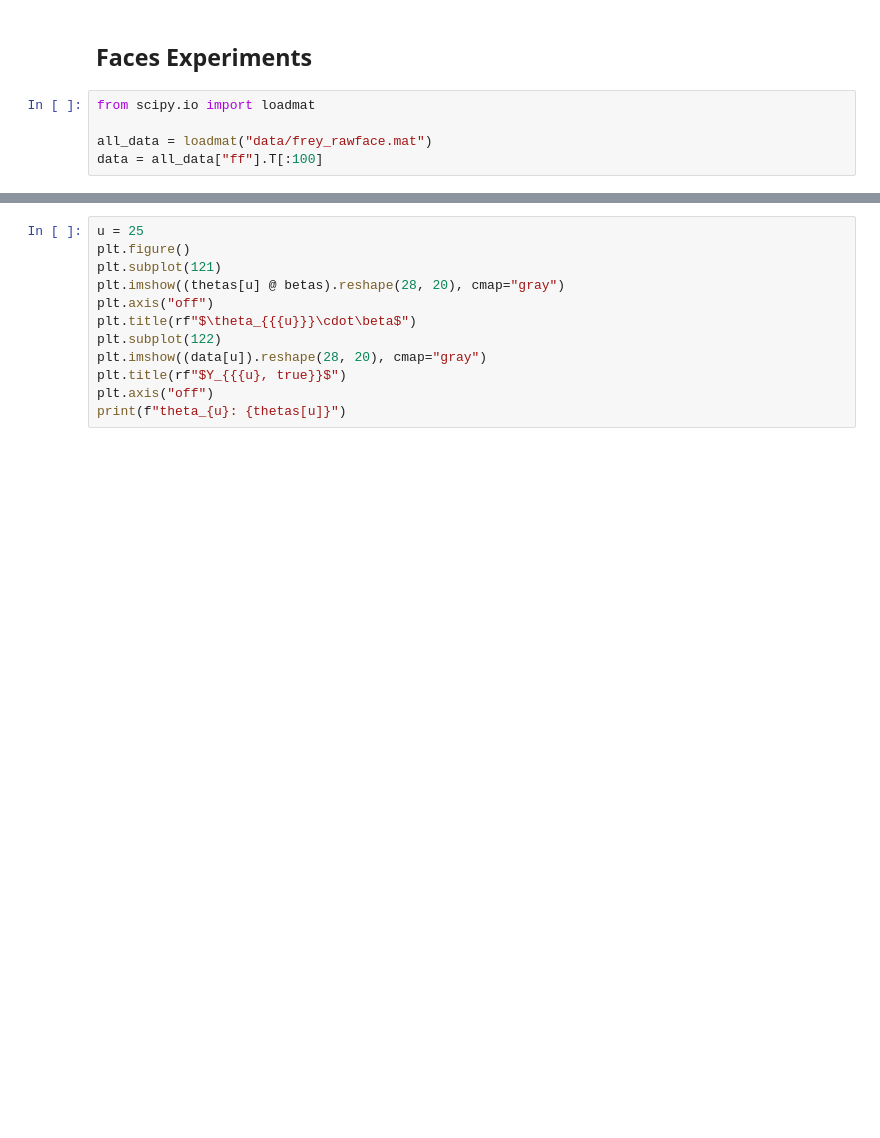
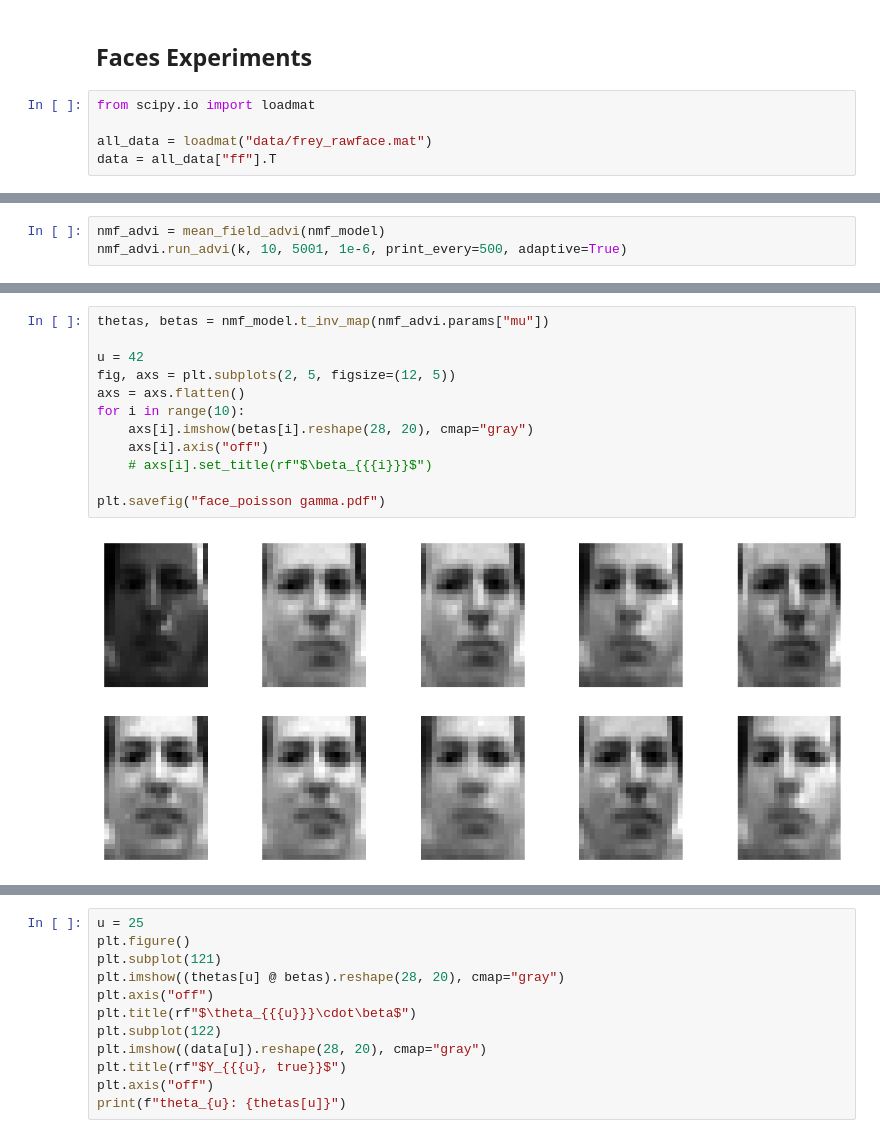
Before and after one commit to mahegz/ADVI, a Jupyter notebook: main_advi.ipynb, the cells around one changed output, grey strips where cells are left out. Cells and saved outputs as stored; diff of their text form; blank space fills up the shorter version.

```diff
--- a/main_advi.ipynb
+++ b/main_advi.ipynb
@@ -47,4 +16,4 @@ loss = hlr_advi.run_advi(
 from scipy.io import loadmat
 
 all_data = loadmat("data/frey_rawface.mat")
-data = all_data["ff"].T[:100]
+data = all_data["ff"].T
@@ -50,0 +28,3 @@ data = all_data["ff"].T[:100]
+# %%
+nmf_advi = mean_field_advi(nmf_model)
+nmf_advi.run_advi(k, 10, 5001, 1e-6, print_every=500, adaptive=True)
@@ -51,2 +60,16 @@ data = all_data["ff"].T[:100]
+# %%
+thetas, betas = nmf_model.t_inv_map(nmf_advi.params["mu"])
+
+u = 42
+fig, axs = plt.subplots(2, 5, figsize=(12, 5))
+axs = axs.flatten()
+for i in range(10):
+    axs[i].imshow(betas[i].reshape(28, 20), cmap="gray")
+    axs[i].axis("off")
+    # axs[i].set_title(rf"$\beta_{{{i}}}$")
+
+plt.savefig("face_poisson gamma.pdf")
+# %% [output]
+[figure, added]
 # %%
 rank = 10
```
Also changed, not shown: parts of 9 cells of this notebook, 3 other files.
